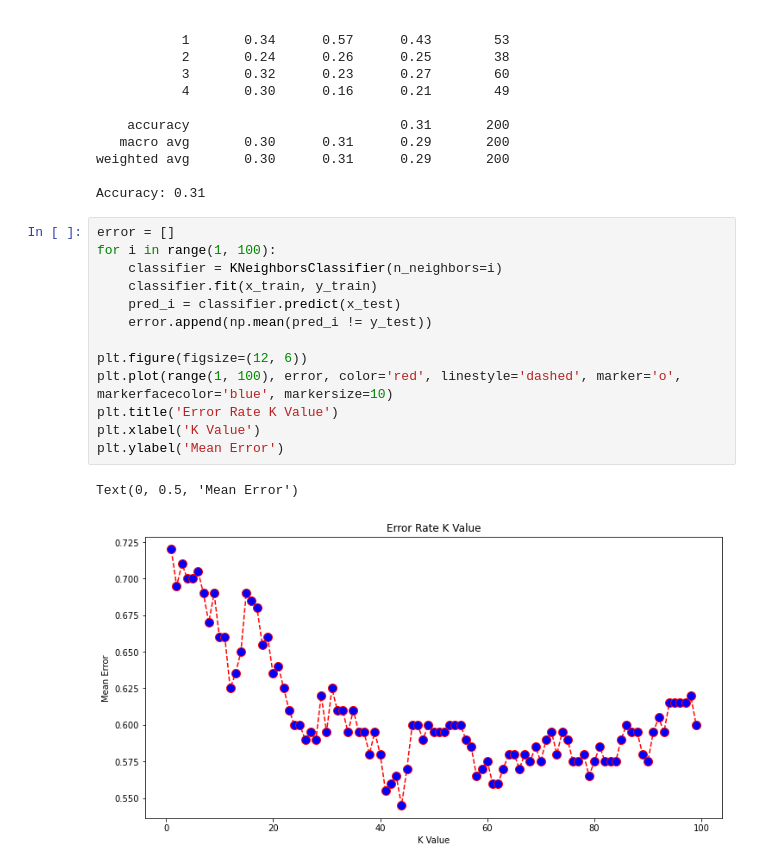
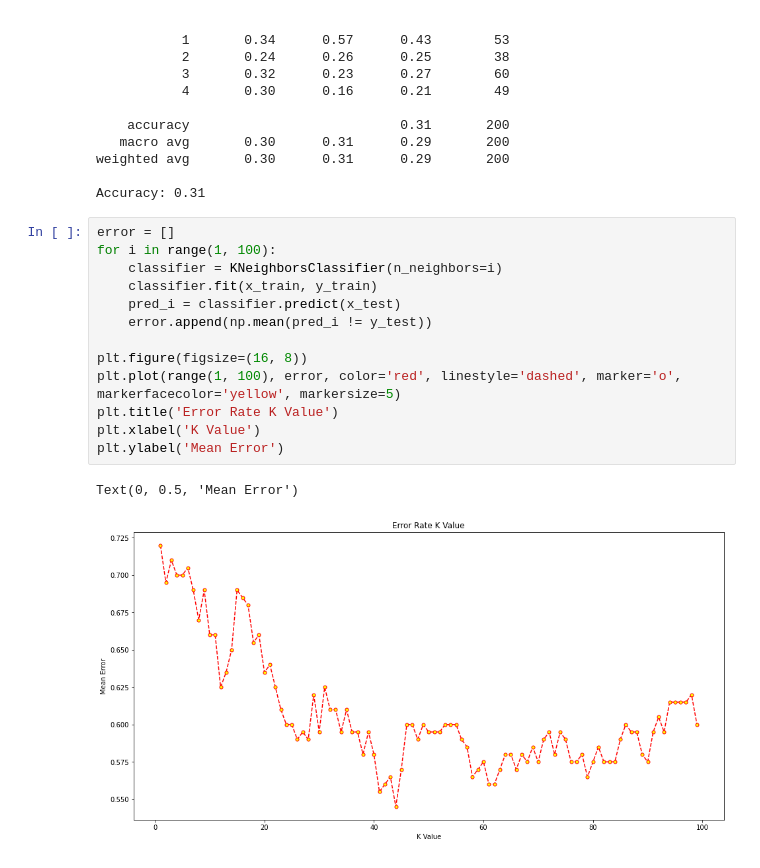
Before and after one commit to camilafaiza26/kelompok8_apm, a Jupyter notebook: K_Nearest_Neighbor_Camila_Faiza.ipynb, the cells around one changed output. Saved outputs shown, nothing was run; the diff lists cells and outputs as text.

```diff
--- a/K_Nearest_Neighbor_Camila_Faiza.ipynb
+++ b/K_Nearest_Neighbor_Camila_Faiza.ipynb
@@ -114,16 +114,16 @@ Accuracy: 0.31
 # %%
 error = []
 for i in range(1, 100):
     classifier = KNeighborsClassifier(n_neighbors=i)
     classifier.fit(x_train, y_train)
     pred_i = classifier.predict(x_test)
     error.append(np.mean(pred_i != y_test))
 
-plt.figure(figsize=(12, 6))
-plt.plot(range(1, 100), error, color='red', linestyle='dashed', marker='o', markerfacecolor='blue', markersize=10)
+plt.figure(figsize=(16, 8))
+plt.plot(range(1, 100), error, color='red', linestyle='dashed', marker='o', markerfacecolor='yellow', markersize=5)
 plt.title('Error Rate K Value')
 plt.xlabel('K Value')
 plt.ylabel('Mean Error')
 # %% [output]
 Text(0, 0.5, 'Mean Error')
-[figure, old version]
+[figure, new version]
```
